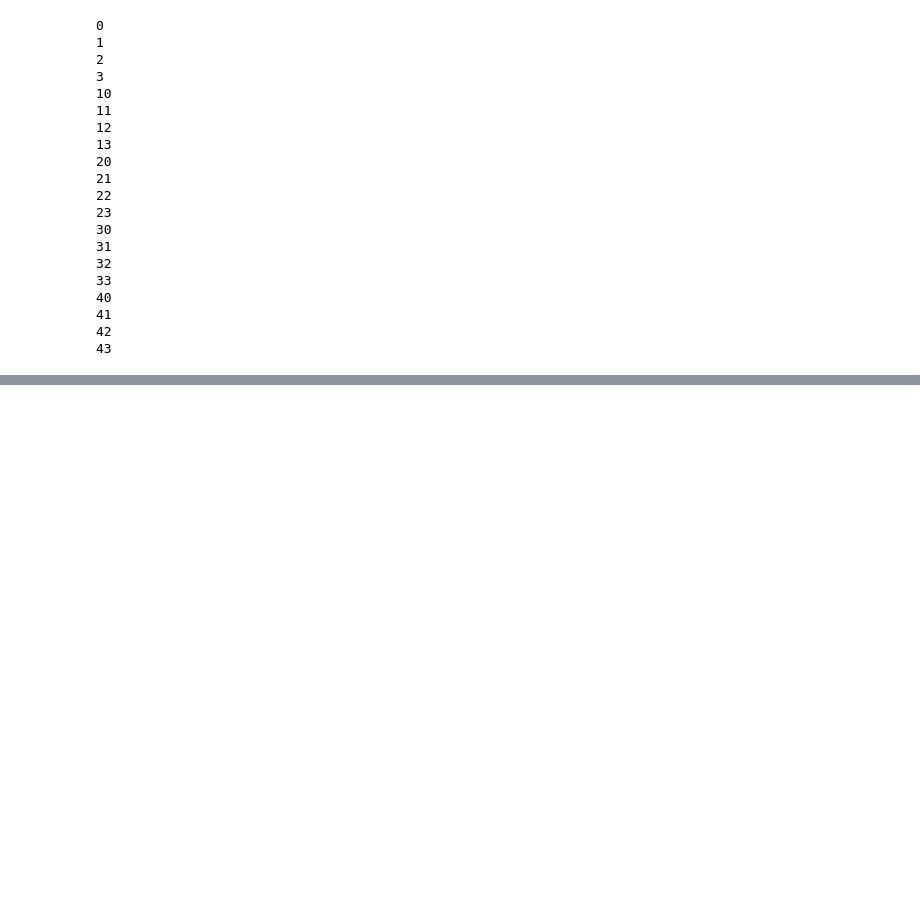
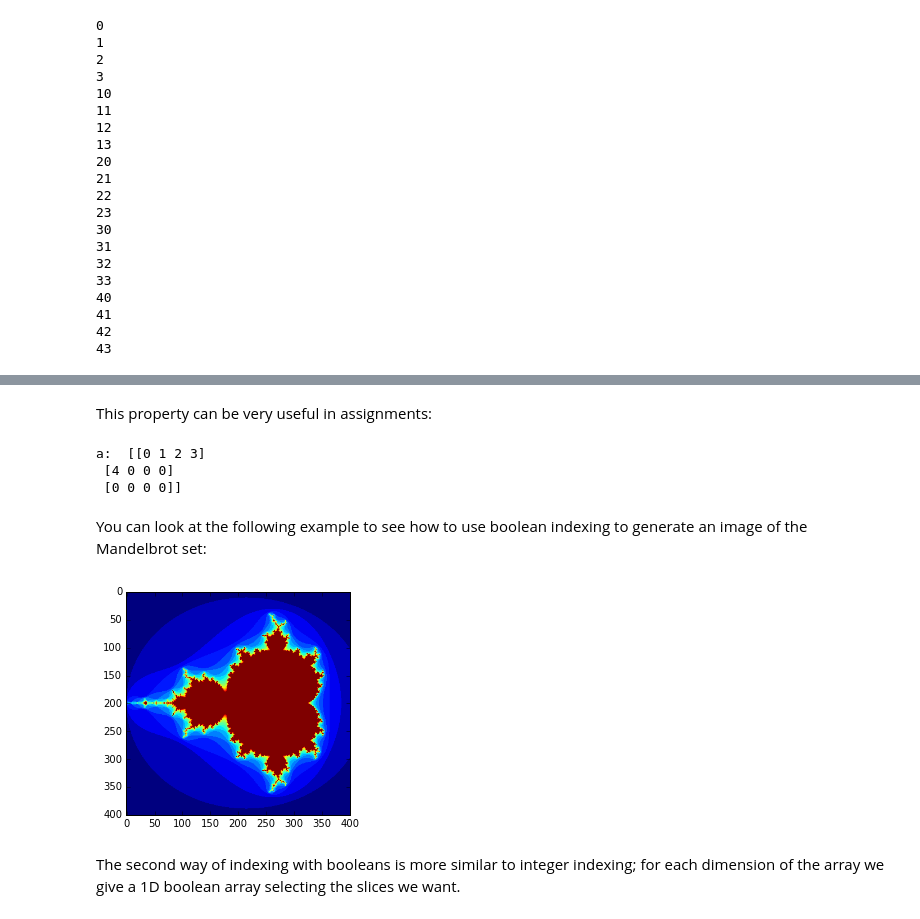
Before and after one commit to markyashar/sf16_ids1, a Jupyter notebook: class_materials/Numpy_Quickstart_Guide.ipynb, the cells around one changed output, grey strips where cells are left out. Cells and saved outputs as stored; diff of their text form; code cells hidden in the pictures; blank space fills up the shorter version.

```diff
--- a/class_materials/Numpy_Quickstart_Guide.ipynb
+++ b/class_materials/Numpy_Quickstart_Guide.ipynb
@@ -540,0 +782,3 @@ a.reshape(3,-1) [[ 0.  3.  8.  6.]
+# %%
+c.shape = 2,6                      # a's shape doesn't change
+a.shape
@@ -540,0 +787,3 @@ a.reshape(3,-1) [[ 0.  3.  8.  6.]
+# %%
+c[0,4] = 1234
+print("a: ", a)
@@ -540,0 +935,11 @@ a.reshape(3,-1) [[ 0.  3.  8.  6.]
+# %%
+a = np.arange(12).reshape(3,4)
+print("a: ", a)
+i = np.array( [ [0,1],  [1,2] ] )             # indices for the first dim of a
+j = np.array( [ [2,1],  [3,3] ] )             # indices for the second dim
+print("i: ", i)
+print("j: ", j)
+print("a[i,j]: ", a[i,j])                   # i and j must have equal shape
+print("a[i,2]: ", a[i,2])
+print("a[:,j]: ", a[i,j])                    # i.e., a[ : , j]
+print("[i,j]: ", [i,j])
@@ -540,0 +1060,62 @@ a.reshape(3,-1) [[ 0.  3.  8.  6.]
+# %% [markdown]
+This property can be very useful in assignments:
+# %%
+a[b] = 0                                   # All elements of 'a' higher than 4 become 0
+print("a: ", a)
+# %% [output]
+a:  [[0 1 2 3]
+ [4 0 0 0]
+ [0 0 0 0]]
+# %% [markdown]
+You can look at the following example to see how to use boolean indexing to generate an image of the Mandelbrot set:
+# %%
+import numpy as np
+import matplotlib.pyplot as plt
+def mandelbrot( h,w, maxit=20 ):
+     """Returns an image of the Mandelbrot fractal of size (h,w)."""
+        #Signature: mandelbrot(h, w, maxit=20)
+        #Docstring: Returns an image of the Mandelbrot fractal of size (h,w).
+     y,x = np.ogrid[ -1.4:1.4:h*1j, -2:0.8:w*1j ]
+
+# `nd_grid` instance which returns an open multi-dimensional "meshgrid".
+
+# An instance of `numpy.lib.index_tricks.nd_grid` which returns an open
+# (i.e. not fleshed out) mesh-grid when indexed, so that only one dimension
+# of each returned array is greater than 1.  The dimension and number of the
+# output arrays are equal to the number of indexing dimensions.  If the step
+# length is not a complex number, then the stop is not inclusive.
+
+# However, if the step length is a **complex number** (e.g. 5j), then
+# the integer part of its magnitude is interpreted as specifying the
+# number of points to create between the start and stop values, where
+# the stop value **is inclusive**.
+
+# Returns
+# ----------
+# mesh-grid `ndarrays` with only one dimension :math:`\neq 1`
+
+     c = x+y*1j
+     z = c
+     divtime = maxit + np.zeros(z.shape, dtype=int)
+
+     for i in range(maxit):
+         z = z**2 + c
+         diverge = z*np.conj(z) > 2**2            # who is diverging
+         div_now = diverge & (divtime==maxit)  # who is diverging now
+         divtime[div_now] = i                  # note when
+         z[diverge] = 2                        # avoid diverging too much
+
+     return divtime
+plt.imshow(mandelbrot(400,400))
+plt.show()
+
+# Signature: plt.imshow(X, cmap=None, norm=None, aspect=None, interpolation=None, alpha=None, vmin=None, vmax=None,
+#                       origin=None, extent=None, shape=None, filternorm=1, filterrad=4.0, imlim=None, resample=None,
+#                       url=None, hold=None, data=None, **kwargs)
+# Docstring:
+# Display an image on the axes.
+# %% [output]
+[figure, added]
+# %% [markdown]
+The second way of indexing with booleans is more similar to integer indexing; for each dimension of the array we give
+a 1D boolean array selecting the slices we want.
```
Also changed, not shown: parts of 92 cells of this notebook.
